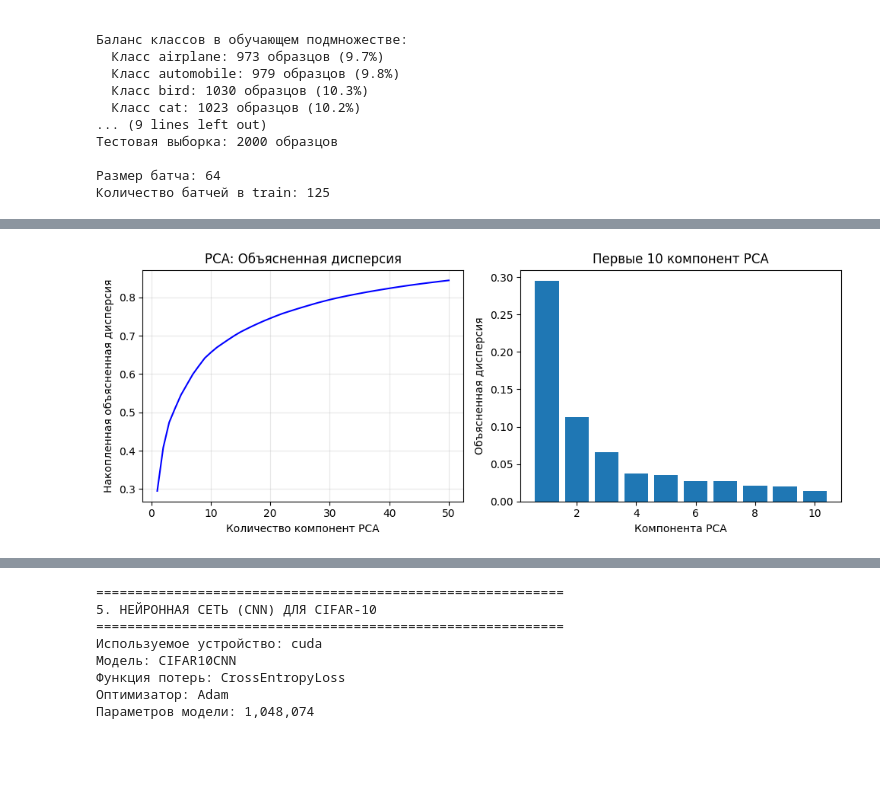
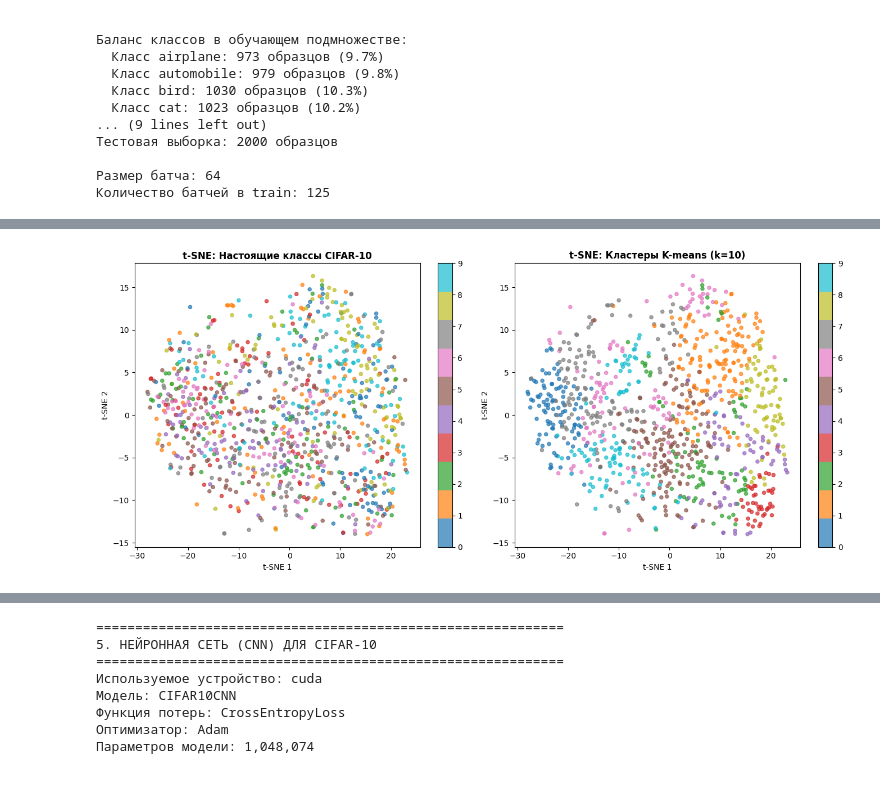
Before and after one commit to TrueKotenka/ML_HW_2025, a Jupyter notebook: project.ipynb, the cells around one changed output, grey strips where cells are left out. Cells and saved outputs as stored; diff of their text form; code cells hidden in the pictures.

```diff
--- a/project.ipynb
+++ b/project.ipynb
@@ -213,87 +219,63 @@ print("\n" + "="*60)
 print("3. КЛАСТЕРИЗАЦИЯ И АНАЛИЗ СТРУКТУРЫ ДАННЫХ")
 print("="*60)
 
-# Уменьшение размерности для визуализации и кластеризации
+"""
+ИСПОЛЬЗУЕМЫЕ АЛГОРИТМЫ:
+- PCA: Уменьшение размерности для визуализации и ускорения обработки
+- K-means: Кластеризация методом k-средних
+- t-SNE: Визуализация многомерных данных в 2D пространстве
+"""
+
 print("Применение PCA для уменьшения размерности...")
 pca = PCA(n_components=50, random_state=SEED)
 X_pca = pca.fit_transform(X_train)
 
-# Объясненная дисперсия
+# Анализ объясненной дисперсии
 explained_variance = np.cumsum(pca.explained_variance_ratio_)
-plt.figure(figsize=(10, 4))
-plt.subplot(1, 2, 1)
-plt.plot(range(1, 51), explained_variance, 'b-')
-plt.xlabel('Количество компонент PCA')
-plt.ylabel('Накопленная объясненная дисперсия')
-plt.title('PCA: Объясненная дисперсия')
-plt.grid(True, alpha=0.3)
+print(f"Первые 10 компонент объясняют {explained_variance[9]*100:.1f}% дисперсии")
+print(f"50 компонент объясняют {explained_variance[-1]*100:.1f}% дисперсии")
 
-plt.subplot(1, 2, 2)
-plt.bar(range(1, 11), pca.explained_variance_ratio_[:10])
-plt.xlabel('Компонента PCA')
-plt.ylabel('Объясненная дисперсия')
-plt.title('Первые 10 компонент PCA')
-plt.tight_layout()
-plt.show()
+# Кластеризация K-means с 10 кластерами (по числу классов)
+kmeans = KMeans(n_clusters=10, random_state=SEED, n_init=10)
+clusters_kmeans = kmeans.fit_predict(X_pca)
 
-print(f"Первые 10 компонент объясняют {explained_variance[9]*100:.1f}% дисперсии")
-print(f"Все 50 компонент объясняют {explained_variance[-1]*100:.1f}% дисперсии")
+# t-SNE для визуализации
+print("Применение t-SNE для визуализации кластеров...")
+tsne = TSNE(n_components=2, random_state=SEED, perplexity=30, n_iter=500)
+X_tsne = tsne.fit_transform(X_pca[:1000])
 
-# Метод локтя для определения оптимального числа кластеров
-print("\nПоиск оптимального числа кластеров методом локтя...")
-inertia = []
-k_range = range(2, 21)
-
-for k in k_range:
-    kmeans = KMeans(n_clusters=k, random_state=SEED, n_init=10)
-    kmeans.fit(X_pca[:, :20])  # Используем первые 20 компонент для скорости
-    inertia.append(kmeans.inertia_)
-
-plt.figure(figsize=(8, 5))
-plt.plot(k_range, inertia, 'bo-')
-plt.xlabel('Количество кластеров')
-plt.ylabel('Индекс инерции (меньше - лучше)')
-plt.title('Метод локтя для определения оптимального k')
-plt.grid(True, alpha=0.3)
-plt.show()
-
-# Кластеризация K-means с оптимальным k (выбираем 10, так как у нас 10 классов)
-kmeans = KMeans(n_clusters=10, random_state=SEED, n_init=10)
-clusters_kmeans = kmeans.fit_predict(X_pca[:, :50])
-
-# t-SNE для визуализации кластеров
-print("Применение t-SNE для визуализации...")
-tsne = TSNE(n_components=2, random_state=SEED, perplexity=30, n_iter=1000)
-X_tsne = tsne.fit_transform(X_pca[:1000])  # Берем подмножество для скорости
-
-fig, axes = plt.subplots(1, 2, figsize=(15, 6))
+fig, axes = plt.subplots(1, 2, figsize=(14, 6))
 
 # Визуализация настоящих классов
 scatter1 = axes[0].scatter(X_tsne[:, 0], X_tsne[:, 1],
-                          c=y_train[:1000], cmap='tab10', s=10, alpha=0.6)
-axes[0].set_title('t-SNE: настоящие классы')
+                          c=y_train[:1000], cmap='tab10', s=20, alpha=0.7)
+axes[0].set_title('t-SNE: Настоящие классы CIFAR-10', fontweight='bold')
 axes[0].set_xlabel('t-SNE 1')
 axes[0].set_ylabel('t-SNE 2')
 plt.colorbar(scatter1, ax=axes[0])
 
 # Визуализация кластеров K-means
 scatter2 = axes[1].scatter(X_tsne[:, 0], X_tsne[:, 1],
-                          c=clusters_kmeans[:1000], cmap='tab10', s=10, alpha=0.6)
-axes[1].set_title('t-SNE: кластеры K-means (k=10)')
+                          c=clusters_kmeans[:1000], cmap='tab10', s=20, alpha=0.7)
+axes[1].set_title('t-SNE: Кластеры K-means (k=10)', fontweight='bold')
 axes[1].set_xlabel('t-SNE 1')
 axes[1].set_ylabel('t-SNE 2')
 plt.colorbar(scatter2, ax=axes[1])
 
 plt.tight_layout()
+plt.savefig('tsne_clustering.png', dpi=300, bbox_inches='tight')
 plt.show()
 
 # Оценка качества кластеризации
-silhouette_kmeans = silhouette_score(X_pca[:, :50], clusters_kmeans)
+silhouette_kmeans = silhouette_score(X_pca, clusters_kmeans)
 ari_kmeans = adjusted_rand_score(y_train, clusters_kmeans)
 
 print("\nМетрики качества кластеризации K-means:")
 print(f"  Silhouette Score: {silhouette_kmeans:.4f}")
-print(f"  Adjusted Rand Index: {ari_kmeans:.4f}")
+print(f"  Adjusted Rand Index (ARI): {ari_kmeans:.4f}")
+print("\nИнтерпретация:")
+print("  - Низкие значения метрик указывают на слабую разделимость классов в пространстве признаков")
+print("  - Кластеризация без обучения (unsupervised) не может хорошо разделить сложные визуальные классы")
 # %% [output]
 ============================================================
 3. КЛАСТЕРИЗАЦИЯ И АНАЛИЗ СТРУКТУРЫ ДАННЫХ
@@ -302 +287 @@ print(f"  Adjusted Rand Index: {ari_kmeans:.4f}")
-[figure, old version]
+[figure, new version]
```
Also changed, not shown: parts of 9 cells of this notebook.
